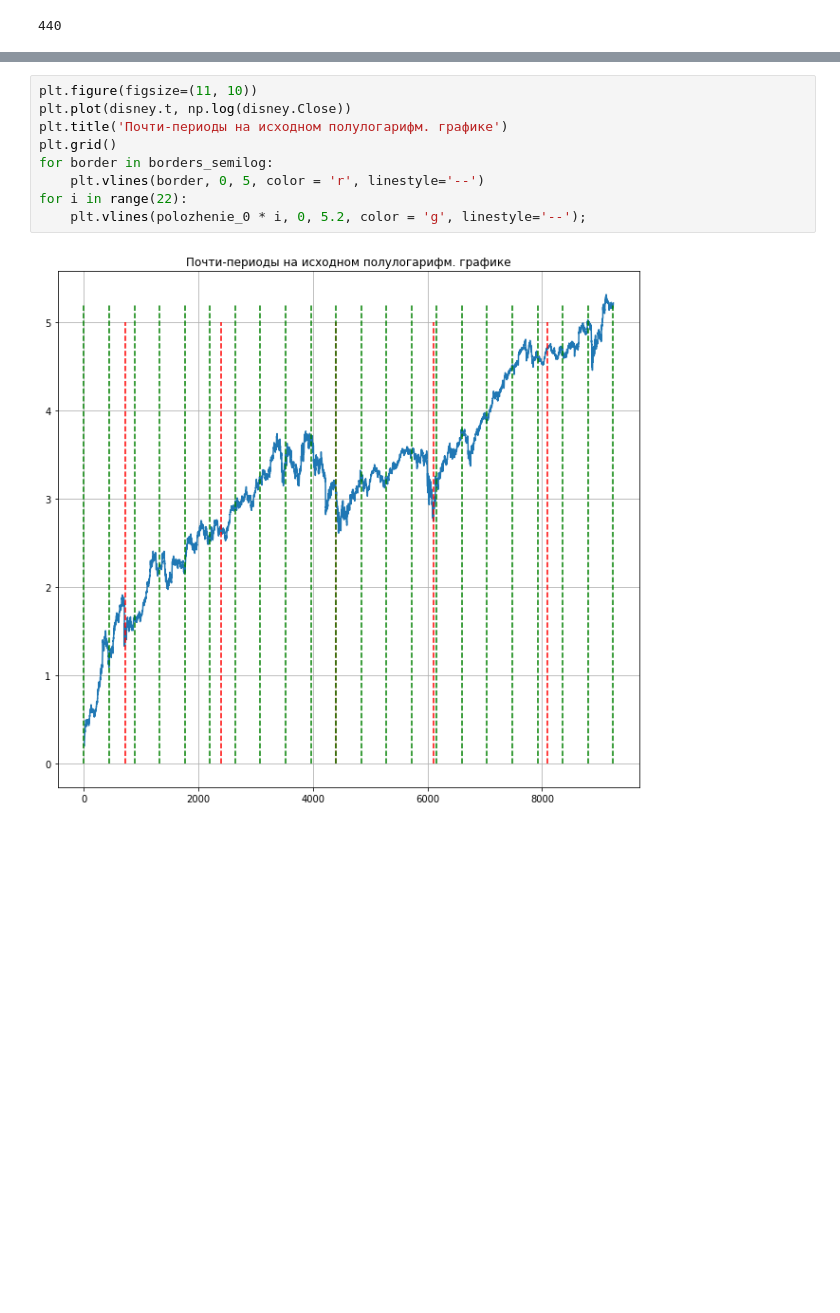
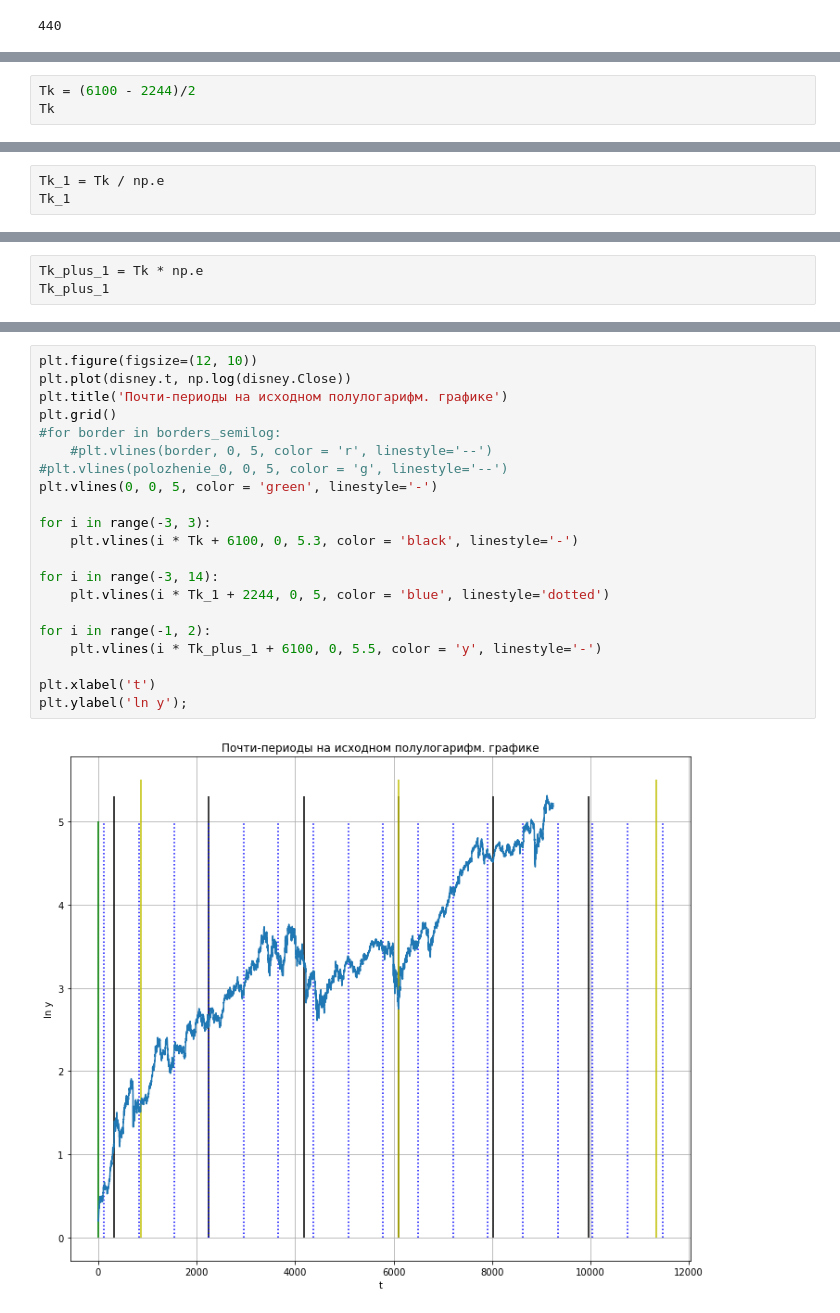
Before and after one commit to ValeriaGruzilova/-, a Jupyter notebook: Disney_analisys.ipynb, the cells around one changed output, grey strips where cells are left out. Drawn from its saved outputs; the diff is of its cells as text; blank space fills up the shorter version.

```diff
--- a/Disney_analisys.ipynb
+++ b/Disney_analisys.ipynb
@@ -416,0 +430,3 @@ plt.vlines(polozhenie_0, 0, 5, color = 'g', linestyle='--');
+# %%
+Tk = (6100 - 2244)/2
+Tk
@@ -416,0 +437,3 @@ plt.vlines(polozhenie_0, 0, 5, color = 'g', linestyle='--');
+# %%
+Tk_1 = Tk / np.e
+Tk_1
@@ -416,0 +442,3 @@ plt.vlines(polozhenie_0, 0, 5, color = 'g', linestyle='--');
+# %%
+Tk_plus_1 = Tk * np.e
+Tk_plus_1
@@ -417,12 +447,24 @@ plt.vlines(polozhenie_0, 0, 5, color = 'g', linestyle='--');
 # %%
-plt.figure(figsize=(11, 10))
+plt.figure(figsize=(12, 10))
 plt.plot(disney.t, np.log(disney.Close))
 plt.title('Почти-периоды на исходном полулогарифм. графике')
 plt.grid()
-for border in borders_semilog:
-    plt.vlines(border, 0, 5, color = 'r', linestyle='--')
-for i in range(22):
-    plt.vlines(polozhenie_0 * i, 0, 5.2, color = 'g', linestyle='--');
+#for border in borders_semilog:
+    #plt.vlines(border, 0, 5, color = 'r', linestyle='--')
+#plt.vlines(polozhenie_0, 0, 5, color = 'g', linestyle='--')
+plt.vlines(0, 0, 5, color = 'green', linestyle='-')
+
+for i in range(-3, 3):
+    plt.vlines(i * Tk + 6100, 0, 5.3, color = 'black', linestyle='-')
+
+for i in range(-3, 14):
+    plt.vlines(i * Tk_1 + 2244, 0, 5, color = 'blue', linestyle='dotted')
+
+for i in range(-1, 2):
+    plt.vlines(i * Tk_plus_1 + 6100, 0, 5.5, color = 'y', linestyle='-')
+
+plt.xlabel('t')
+plt.ylabel('ln y');
 # %% [output]
-[figure, old version]
+[figure, new version]
 # %%
```
Also changed, not shown: parts of 18 cells of this notebook, 3 other files.
